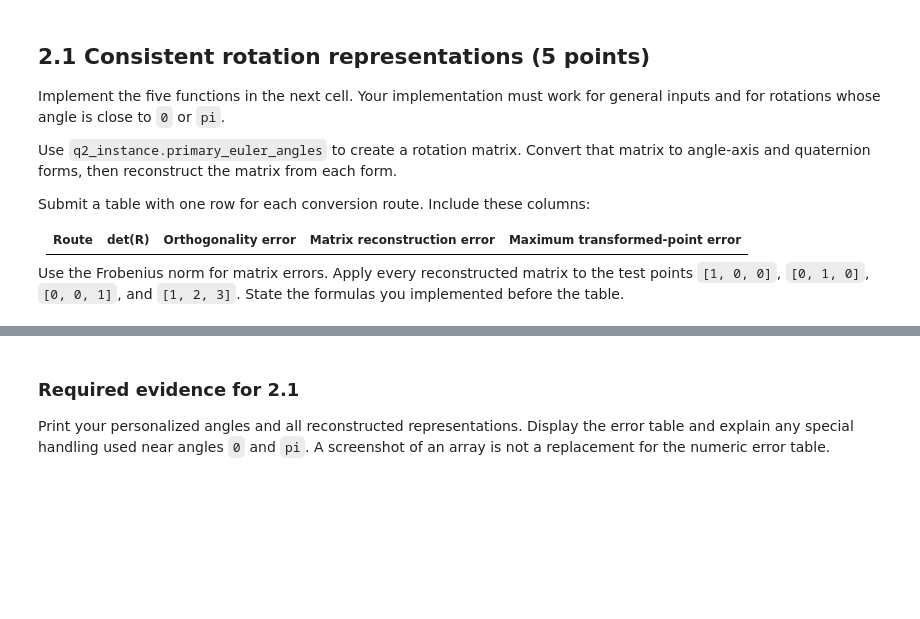
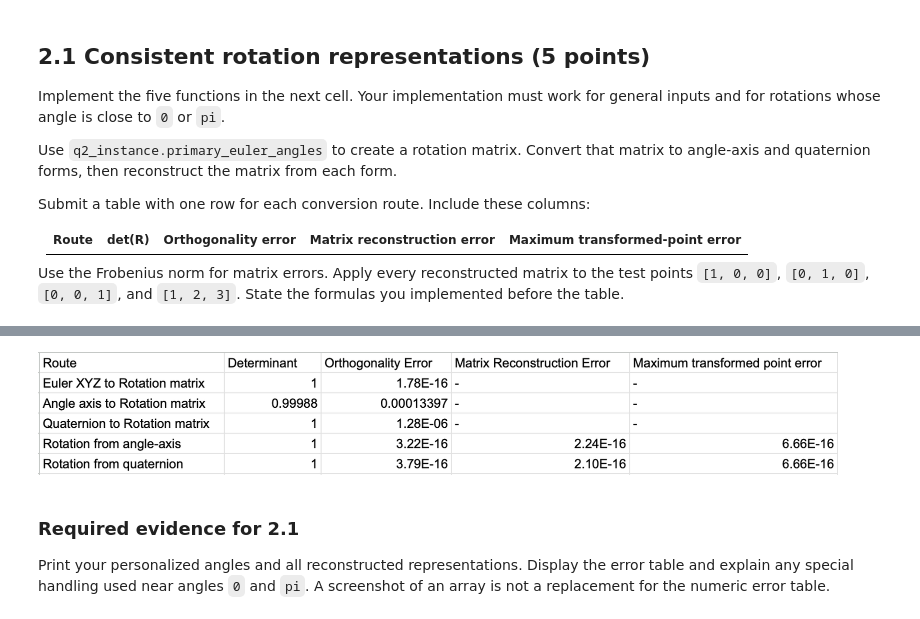
Before and after one commit to Manjuphoenix/mobile-robotics, a Jupyter notebook: MR26_Assignment_1_Q2.ipynb, the cells around one changed output, grey strips where cells are left out. Cells and saved outputs as stored; diff of their text form; code cells hidden in the pictures; blank space fills up the shorter version.

```diff
--- a/MR26_Assignment_1_Q2.ipynb
+++ b/MR26_Assignment_1_Q2.ipynb
@@ -139,3 +298,8 @@ def matrix_to_quaternion(rotation_matrix: numpy.ndarray) -> numpy.ndarray:
+# %%
+from IPython.display import Image
+Image(filename='./Table1.png', width=800, height=800)
+# %% [output]
+[figure, added]
 # %% [markdown]
 ### Required evidence for 2.1
 
```
Also changed, not shown: parts of 6 cells of this notebook, 3 other files.
